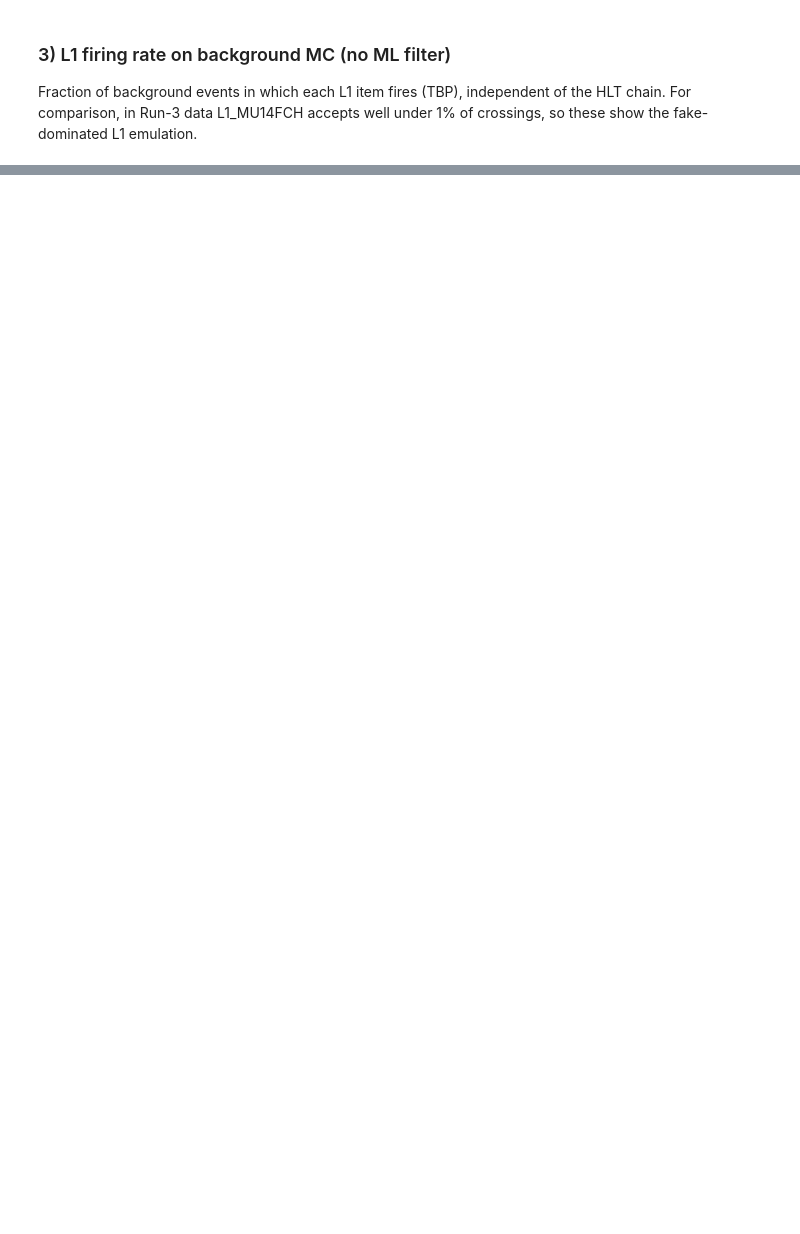
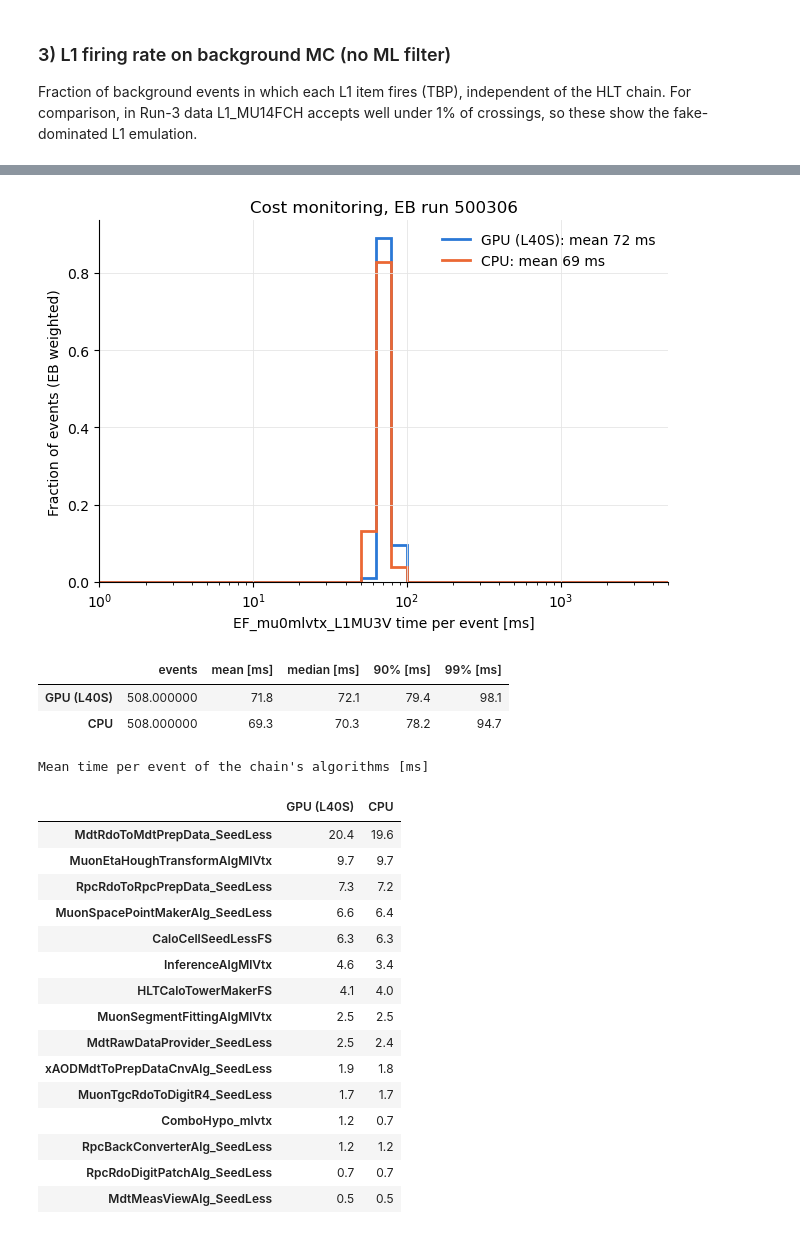
Before and after one commit to davidedicroce/MuonMLDisplacedVtx, a Jupyter notebook: dv_score_eff.ipynb, the cells around one changed output, grey strips where cells are left out. Cells and saved outputs as stored; diff of their text form; code cells hidden in the pictures; blank space fills up the shorter version.

```diff
--- a/dv_score_eff.ipynb
+++ b/dv_score_eff.ipynb
@@ -324,0 +411,80 @@ fire.style.format("{:.1f}%")
+# %%
+import uproot
+
+CHAIN = "EF_mu0mlvtx_L1MU3V"
+
+def hist_stats(h, probs=(0.5, 0.9, 0.99)):
+    """mean (from the fill sums, as TH1::GetMean) and quantiles (linear within a bin)"""
+    w, edges = h.values(), h.axis().edges()
+    cum = np.cumsum(w) / w.sum()
+    qs = [np.interp(p, np.concatenate([[0], cum]), edges) for p in probs]
+    return h.member("fTsumwx") / h.member("fTsumw"), qs
+
+def show_cost(runs, title, weight_label):
+    """runs: {label: run_dv_cost.sh output dir}; the dirs that exist are shown"""
+    cost = {}
+    for name, d in runs.items():
+        path = f"{d}/TrigCostRoot_Results.root"
+        if os.path.exists(path):
+            cost[name] = uproot.open(path)
+        else:
+            print(f"{name}: no {path}")
+    if not cost:
+        return
+    rows, algs = {}, {}
+    fig, ax = plt.subplots(figsize=(6.5, 4.6))
+    for (name, f), color in zip(cost.items(), ["#2a78d6", "#eb6834"]):
+        h = f[f"All/Chain_HLT/{CHAIN}/All_Chain_HLT_{CHAIN}_Time_perEvent"]
+        mean, (q50, q90, q99) = hist_stats(h)
+        rows[name] = {"events": int(h.member("fEntries")), "mean [ms]": mean, "median [ms]": q50,
+                      "90% [ms]": q90, "99% [ms]": q99}
+        w, edges = h.values(), h.axis().edges()
+        ax.stairs(w / w.sum(), edges, color=color, lw=2, label=f"{name}: mean {mean:.0f} ms")
+        prefix = f"All/Chain_Algorithm_HLT/{CHAIN}__"
+        for k in f.keys(cycle=False):
+            if k.startswith(prefix) and k.endswith("_Time_perEvent") and not k.endswith("FirstTime_perEvent"):
+                ha = f[k]
+                if ha.member("fTsumw") > 0:  # empty: the algorithm never ran
+                    algs.setdefault(k[len(prefix):].split("/")[0], {})[name] = ha.member("fTsumwx") / ha.member("fTsumw")
+    ax.set_xscale("log")
+    ax.set_xlim(1, 5000)
+    ax.set_xlabel(f"{CHAIN} time per event [ms]")
+    ax.set_ylabel(f"Fraction of events ({weight_label})")
+    ax.set_title(title)
+    ax.grid(True, which="major", color="#e5e5e5", lw=0.6)
+    for side in ("top", "right"):
+        ax.spines[side].set_visible(False)
+    ax.legend(frameon=False)
+    fig.tight_layout()
+    plt.show()
+
+    display(pd.DataFrame(rows).T.style.format({c: "{:.1f}" for c in ["mean [ms]", "median [ms]", "90% [ms]", "99% [ms]"]}))
+    alg_df = pd.DataFrame(algs).T
+    alg_df = alg_df.sort_values(alg_df.columns[0], ascending=False).head(15)
+    display(alg_df.style.format("{:.1f}").set_caption("Mean time per event of the chain's algorithms [ms]"))
+
+show_cost({"GPU (L40S)": f"{DV_DIR}/test_rate/cost_eb500306_gpu",   # ./run_dv_cost.sh --gpu
+           "CPU": f"{DV_DIR}/test_rate/cost_eb500306_cpu"},          # ./run_dv_cost.sh
+          "Cost monitoring, EB run 500306", "EB weighted")
+# %% [output]
+[figure, added]
+|  | events | mean [ms] | median [ms] | 90% [ms] | 99% [ms] |
+| GPU (L40S) | 508.000000 | 71.8 | 72.1 | 79.4 | 98.1 |
+| CPU | 508.000000 | 69.3 | 70.3 | 78.2 | 94.7 |
+Mean time per event of the chain's algorithms [ms]
+|  | GPU (L40S) | CPU |
+| MdtRdoToMdtPrepData_SeedLess | 20.4 | 19.6 |
+| MuonEtaHoughTransformAlgMlVtx | 9.7 | 9.7 |
+| RpcRdoToRpcPrepData_SeedLess | 7.3 | 7.2 |
+| MuonSpacePointMakerAlg_SeedLess | 6.6 | 6.4 |
+| CaloCellSeedLessFS | 6.3 | 6.3 |
+| InferenceAlgMlVtx | 4.6 | 3.4 |
+| HLTCaloTowerMakerFS | 4.1 | 4.0 |
+| MuonSegmentFittingAlgMlVtx | 2.5 | 2.5 |
+| MdtRawDataProvider_SeedLess | 2.5 | 2.4 |
+| xAODMdtToPrepDataCnvAlg_SeedLess | 1.9 | 1.8 |
+| MuonTgcRdoToDigitR4_SeedLess | 1.7 | 1.7 |
+| ComboHypo_mlvtx | 1.2 | 0.7 |
+| RpcBackConverterAlg_SeedLess | 1.2 | 1.2 |
+| RpcRdoDigitPatchAlg_SeedLess | 0.7 | 0.7 |
+| MdtMeasViewAlg_SeedLess | 0.5 | 0.5 |
```
Also changed, not shown: parts of 15 cells of this notebook.
